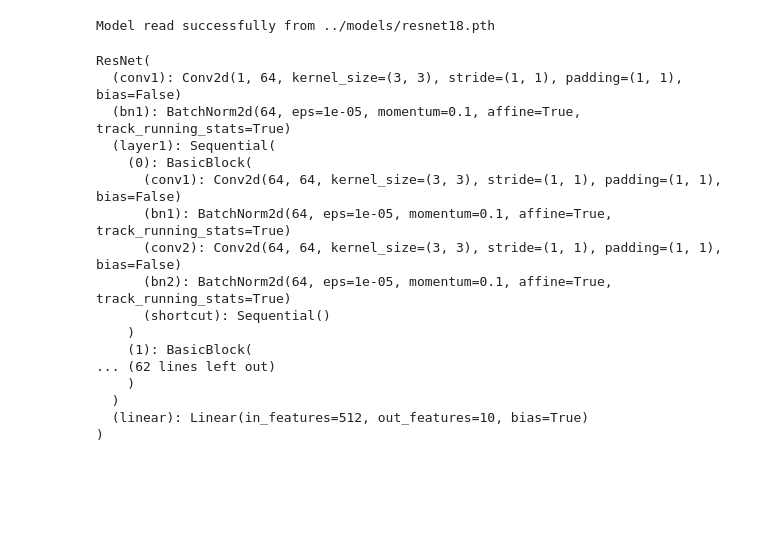
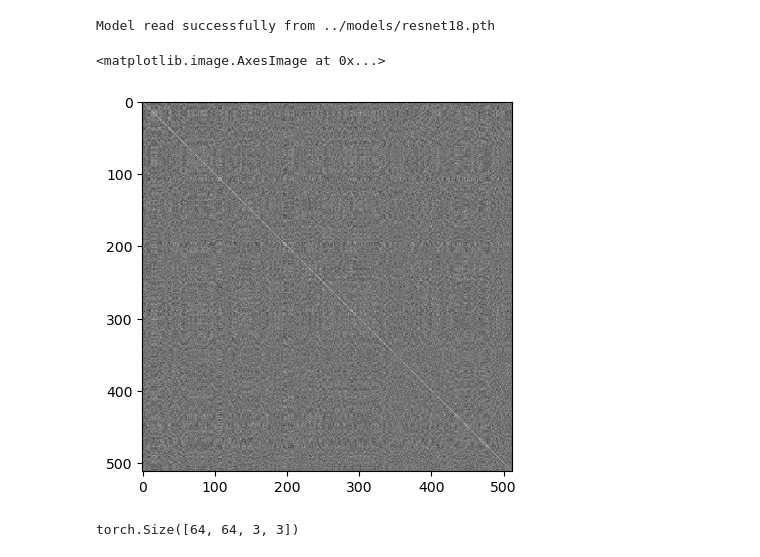
Before and after one commit to KULcoder/DSC180, a Jupyter notebook: notebooks/example_load_model.ipynb, the cells around one changed output. Cells and saved outputs as stored; diff of their text form; code cells hidden in the pictures; blank space fills up the shorter version.

```diff
--- a/notebooks/example_load_model.ipynb
+++ b/notebooks/example_load_model.ipynb
@@ -22,22 +22,15 @@ read_model(model, config)
 # %% [output]
 Model read successfully from ../models/resnet18.pth
 # %%
-model
+import matplotlib.pyplot as plt
+w = model.linear.weight.data
+plt.title("")
+plt.imshow(w.T@w, cmap = "gray")
 # %% [output]
-ResNet(
-  (conv1): Conv2d(1, 64, kernel_size=(3, 3), stride=(1, 1), padding=(1, 1), bias=False)
-  (bn1): BatchNorm2d(64, eps=1e-05, momentum=0.1, affine=True, track_running_stats=True)
-  (layer1): Sequential(
-    (0): BasicBlock(
-      (conv1): Conv2d(64, 64, kernel_size=(3, 3), stride=(1, 1), padding=(1, 1), bias=False)
-      (bn1): BatchNorm2d(64, eps=1e-05, momentum=0.1, affine=True, track_running_stats=True)
-      (conv2): Conv2d(64, 64, kernel_size=(3, 3), stride=(1, 1), padding=(1, 1), bias=False)
-      (bn2): BatchNorm2d(64, eps=1e-05, momentum=0.1, affine=True, track_running_stats=True)
-      (shortcut): Sequential()
-    )
-    (1): BasicBlock(
-... (62 lines left out)
-    )
-  )
-  (linear): Linear(in_features=512, out_features=10, bias=True)
-)
+<matplotlib.image.AxesImage at 0x...>
+[figure, added]
+# %%
+# how to get the first conv2d
+model.layer1[0].conv1.weight.data.shape
+# %% [output]
+torch.Size([64, 64, 3, 3])
```
Also changed, not shown: parts of 1 cell of this notebook, 8 other files.
